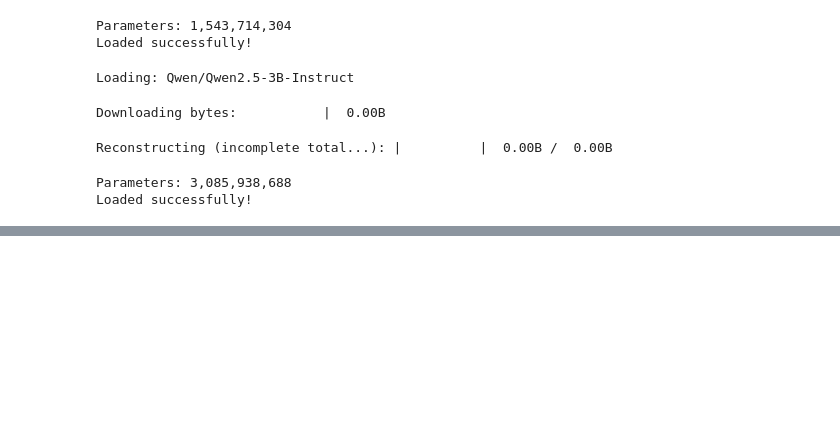
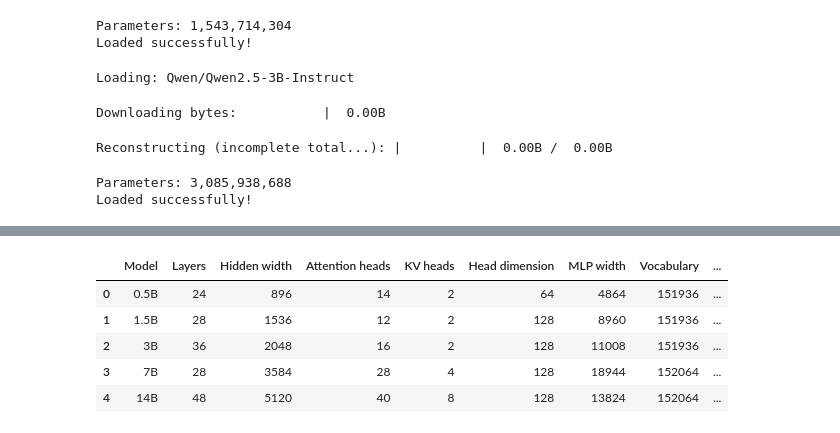
Before and after one commit to benjaminbrown038/deep-learning-own, a Jupyter notebook: test (1).ipynb, the cells around one changed output, grey strips where cells are left out. Cells and saved outputs as stored; diff of their text form; code cells hidden in the pictures; blank space fills up the shorter version.

```diff
--- a/test (1).ipynb
+++ b/test (1).ipynb
@@ -166,2 +171,47 @@ WARNING:accelerate.big_modeling:Some parameters are on the meta device because t
 Parameters: 7,615,616,512
 Loaded successfully!
+# %%
+from transformers import AutoConfig
+import pandas as pd
+
+def inspect_model(size, model_name):
+    config = AutoConfig.from_pretrained(model_name)
+
+    width = config.hidden_size
+    layers = config.num_hidden_layers
+    heads = config.num_attention_heads
+    kv_heads = config.num_key_value_heads
+    mlp_width = config.intermediate_size
+    vocabulary = config.vocab_size
+    head_dimension = width // heads
+
+    # Rough transformer scaling measurement
+    complexity = layers * width**2
+
+    return {
+        "Model": size,
+        "Layers": layers,
+        "Hidden width": width,
+        "Attention heads": heads,
+        "KV heads": kv_heads,
+        "Head dimension": head_dimension,
+        "MLP width": mlp_width,
+        "Vocabulary": vocabulary,
+        "L × D²": complexity,
+    }
+
+
+results = [
+    inspect_model(size, model_name)
+    for size, model_name in models.items()
+]
+
+comparison = pd.DataFrame(results)
+comparison
+# %% [output]
+|  | Model | Layers | Hidden width | Attention heads | KV heads | Head dimension | MLP width | Vocabulary | ... |
+| 0 | 0.5B | 24 | 896 | 14 | 2 | 64 | 4864 | 151936 | ... |
+| 1 | 1.5B | 28 | 1536 | 12 | 2 | 128 | 8960 | 151936 | ... |
+| 2 | 3B | 36 | 2048 | 16 | 2 | 128 | 11008 | 151936 | ... |
+| 3 | 7B | 28 | 3584 | 28 | 4 | 128 | 18944 | 152064 | ... |
+| 4 | 14B | 48 | 5120 | 40 | 8 | 128 | 13824 | 152064 | ... |
```
Also changed, not shown: parts of 13 cells of this notebook.
